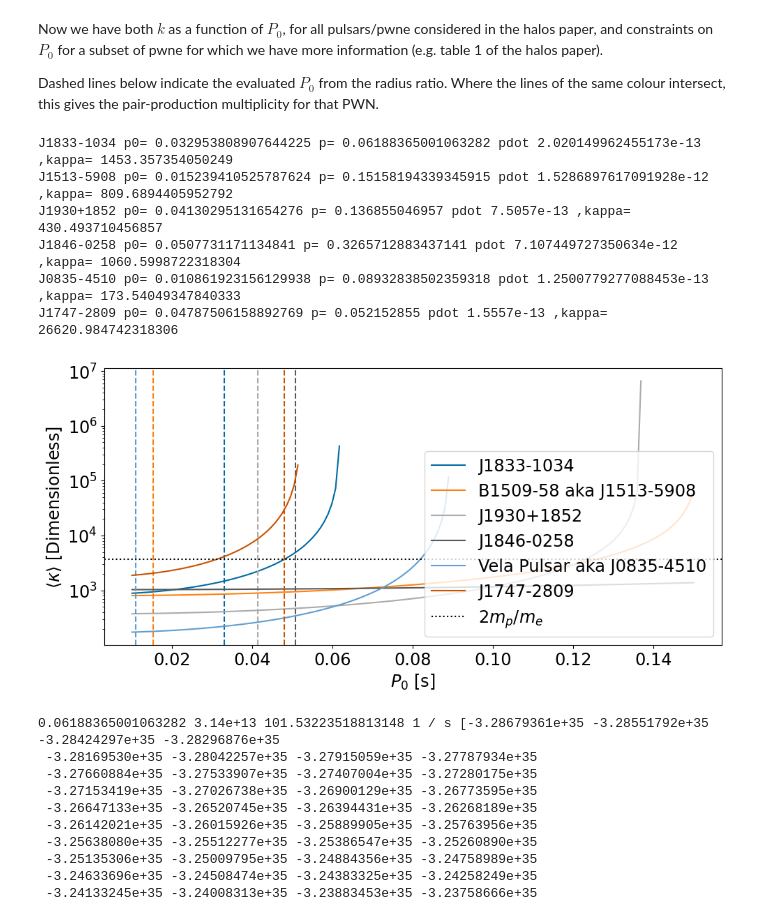
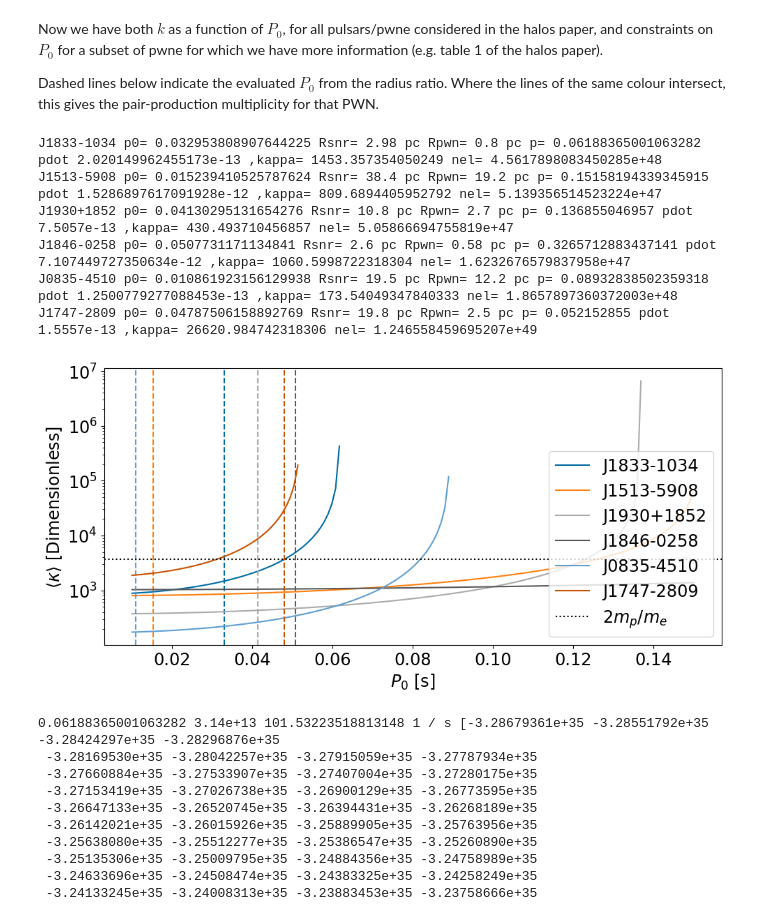
Before and after one commit to STSpencer/psrprops, a Jupyter notebook: PSR_PWN_Testing_giacintiedot.ipynb, the cells around one changed output. Cells and saved outputs as stored; diff of their text form; code cells hidden in the pictures.

```diff
--- a/PSR_PWN_Testing_giacintiedot.ipynb
+++ b/PSR_PWN_Testing_giacintiedot.ipynb
@@ -370,43 +371,43 @@ Where the lines of the same colour intersect, this gives the pair-production mul
 # %%
 #Add these derived P0s to the plot above of k vs P0.
 fig=plt.figure(figsize=(10,5))
 for index in range(len(Ratnf)):#len(df)):
 
     i = np.where(atnf_names==Ratnf[index])[0][0]
     tau_p0 = age_p0(period_atnf[i],pdot_atnf[i],test_p0)
     ngj_p0 = calc_ngj(edot[i],tau_p0)
 
     k_p0 = Nel[i] / (2.*ngj_p0)
     mask = test_p0 < period_atnf[i]*u.s
-    print(Ratnf[index],'p0=',P_0[index].value,'p=',period_atnf[i],'pdot',pdot_atnf[i],',kappa=',k_p0[np.abs(P_0[index].value-test_p0[mask].value).argmin()])
+    print(Ratnf[index],'p0=',P_0[index].value,'Rsnr=',Rsnr[index],'Rpwn=',Rpwn[index],'p=',period_atnf[i],'pdot',pdot_atnf[i],',kappa=',k_p0[np.abs(P_0[index].value-test_p0[mask].value).argmin()],'nel=',Nel[i])
     #print(Ratnf[index],"p=",period_atnf[i],'pdot',pdot_atnf[i],'nel',Nel[i],'tau',tau_p0)
-    if Ratnf[index]=='J0835-4510':
-        p = plt.plot(test_p0[mask],k_p0[mask],label='Vela Pulsar aka '+str(Ratnf[index]))
-    elif Ratnf[index]=='J1513-5908':
-        p = plt.plot(test_p0[mask],k_p0[mask],label='B1509-58 aka '+str(Ratnf[index]))
-    else:
-        p = plt.plot(test_p0[mask],k_p0[mask],label=Ratnf[index])
+    #if Ratnf[index]=='J0835-4510':
+    #    p = plt.plot(test_p0[mask],k_p0[mask],label='Vela Pulsar aka '+str(Ratnf[index]))
+    #elif Ratnf[index]=='J1513-5908':
+    #    p = plt.plot(test_p0[mask],k_p0[mask],label='B1509-58 aka '+str(Ratnf[index]))
+    #else:
+    p = plt.plot(test_p0[mask],k_p0[mask],label=Ratnf[index])
 
     plt.axvline(P_0[index].value,linestyle='--',color=p[0].get_color())
 
 plt.semilogy()
 #plt.ylim(100.,1e6)
 #plt.xlim(0.0,0.16)
 plt.ylabel(r"$\langle \kappa \rangle\ \mathrm{[Dimensionless]}$")
 plt.xlabel("$P_0\ \mathrm{[s]}$")
 plt.axhline(y=2*c.m_p/c.m_e,color='k',linestyle=':',label='$2m_p/m_e$')
 plt.legend(ncols=1,loc=4)
 
 plt.tight_layout()
 plt.savefig('kappaplot.png',dpi=300)
 # %% [output]
-J1833-1034 p0= 0.032953808907644225 p= 0.06188365001063282 pdot 2.020149962455173e-13 ,kappa= 1453.357354050249
-J1513-5908 p0= 0.015239410525787624 p= 0.15158194339345915 pdot 1.5286897617091928e-12 ,kappa= 809.6894405952792
-J1930+1852 p0= 0.04130295131654276 p= 0.136855046957 pdot 7.5057e-13 ,kappa= 430.493710456857
-J1846-0258 p0= 0.0507731171134841 p= 0.3265712883437141 pdot 7.107449727350634e-12 ,kappa= 1060.5998722318304
-J0835-4510 p0= 0.010861923156129938 p= 0.08932838502359318 pdot 1.2500779277088453e-13 ,kappa= 173.54049347840333
-J1747-2809 p0= 0.04787506158892769 p= 0.052152855 pdot 1.5557e-13 ,kappa= 26620.984742318306
+J1833-1034 p0= 0.032953808907644225 Rsnr= 2.98 pc Rpwn= 0.8 pc p= 0.06188365001063282 pdot 2.020149962455173e-13 ,kappa= 1453.357354050249 nel= 4.5617898083450285e+48
+J1513-5908 p0= 0.015239410525787624 Rsnr= 38.4 pc Rpwn= 19.2 pc p= 0.15158194339345915 pdot 1.5286897617091928e-12 ,kappa= 809.6894405952792 nel= 5.139356514523224e+47
+J1930+1852 p0= 0.04130295131654276 Rsnr= 10.8 pc Rpwn= 2.7 pc p= 0.136855046957 pdot 7.5057e-13 ,kappa= 430.493710456857 nel= 5.05866694755819e+47
+J1846-0258 p0= 0.0507731171134841 Rsnr= 2.6 pc Rpwn= 0.58 pc p= 0.3265712883437141 pdot 7.107449727350634e-12 ,kappa= 1060.5998722318304 nel= 1.6232676579837958e+47
+J0835-4510 p0= 0.010861923156129938 Rsnr= 19.5 pc Rpwn= 12.2 pc p= 0.08932838502359318 pdot 1.2500779277088453e-13 ,kappa= 173.54049347840333 nel= 1.8657897360372003e+48
+J1747-2809 p0= 0.04787506158892769 Rsnr= 19.8 pc Rpwn= 2.5 pc p= 0.052152855 pdot 1.5557e-13 ,kappa= 26620.984742318306 nel= 1.246558459695207e+49
-[figure, old version]
+[figure, new version]
 # %%
 #Check EDot Calculations
 
```
Also changed, not shown: parts of 15 cells of this notebook, 7 other files.
